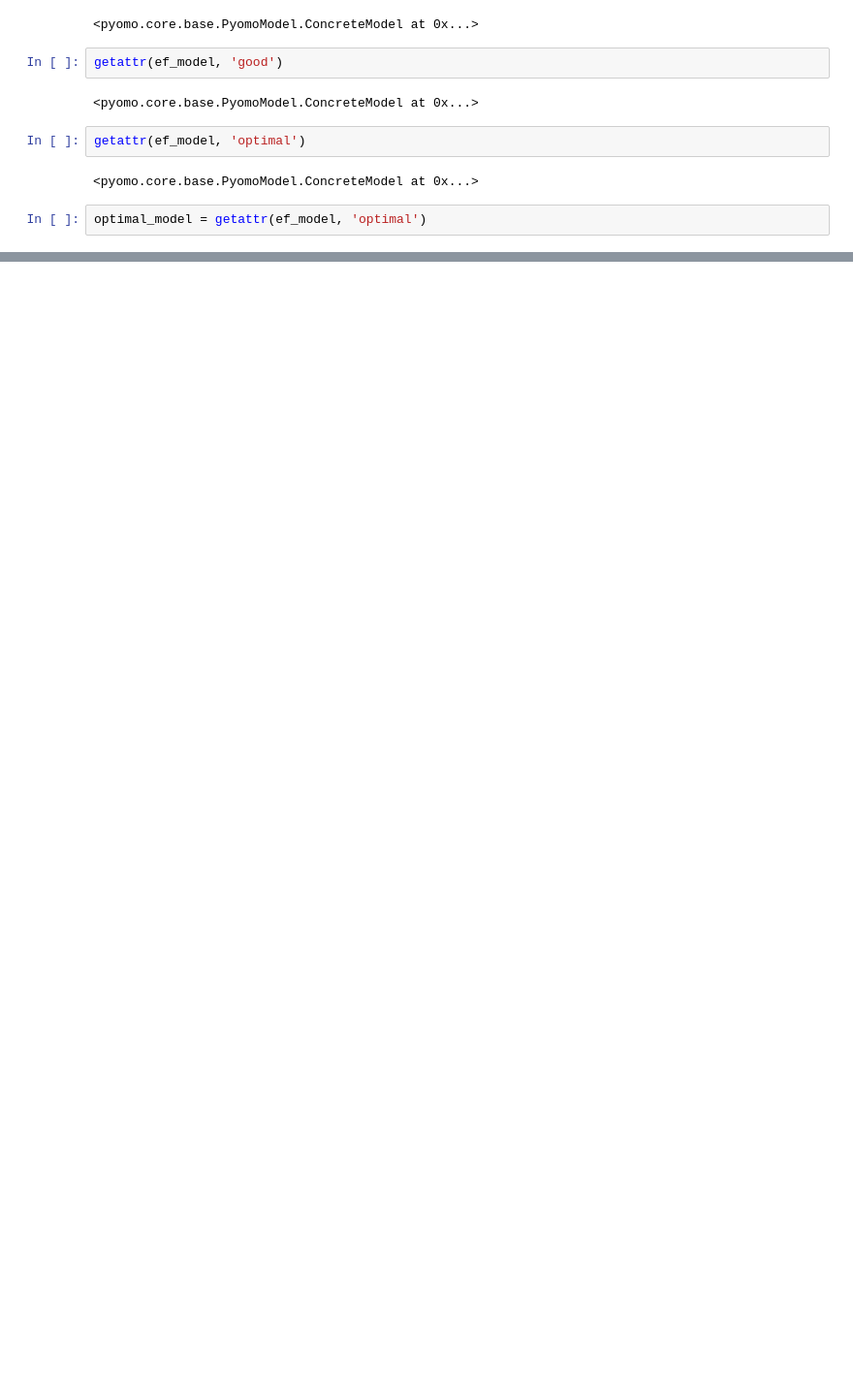
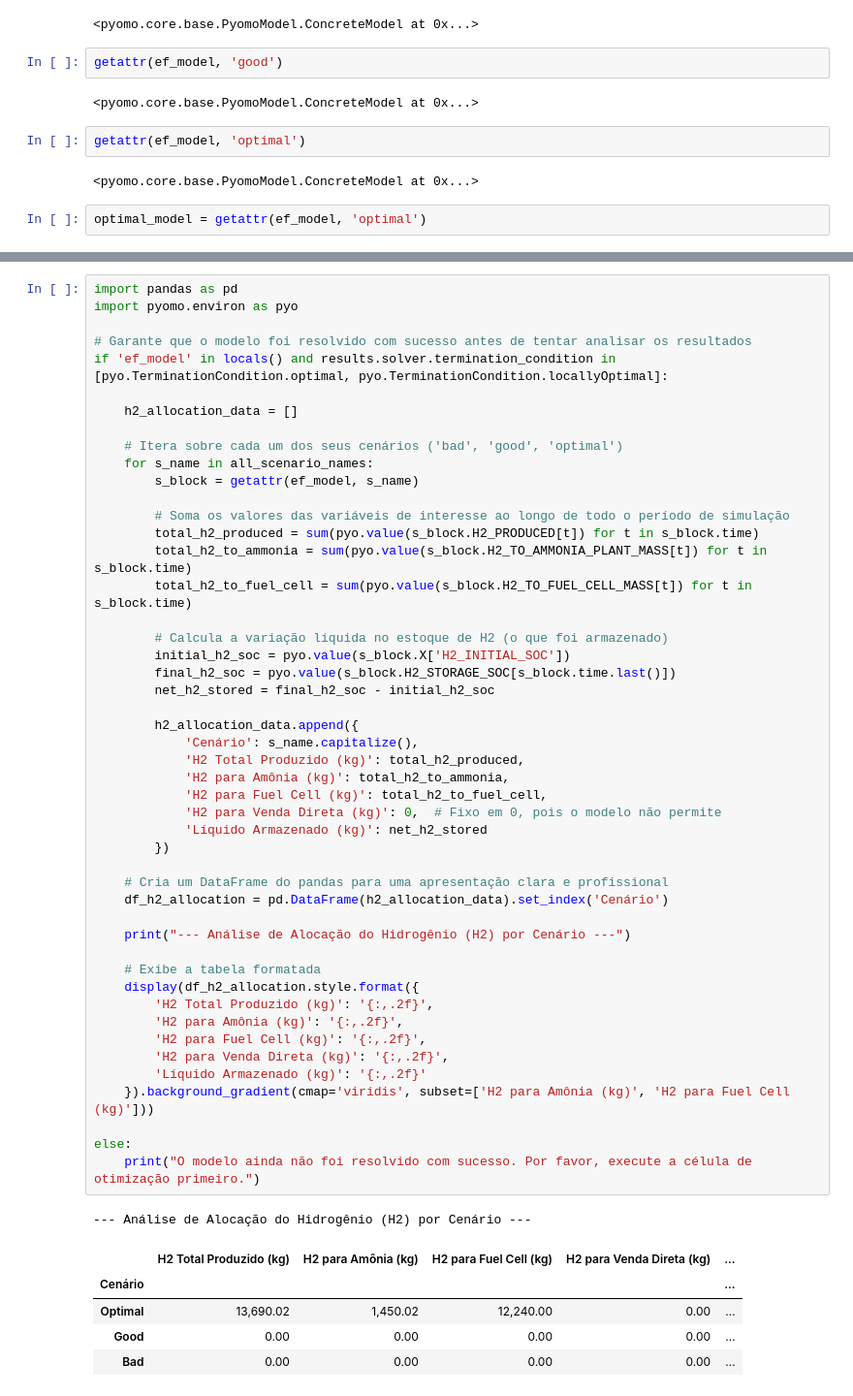
Before and after one commit to grei-ufc/e-h2v-trader, a Jupyter notebook: notebooks/h2v_opt_model_v6.ipynb, the cells around one changed output, grey strips where cells are left out. Shown at 97% size. Drawn from its saved outputs; the diff is of its cells as text; blank space fills up the shorter version.

Commit message:
update in notebook_opt_model_v6.ipynb

```diff
--- a/notebooks/h2v_opt_model_v6.ipynb
+++ b/notebooks/h2v_opt_model_v6.ipynb
@@ -791,0 +773,55 @@ plt.show()
+# %%
+import pandas as pd
+import pyomo.environ as pyo
+
+# Garante que o modelo foi resolvido com sucesso antes de tentar analisar os resultados
+if 'ef_model' in locals() and results.solver.termination_condition in [pyo.TerminationCondition.optimal, pyo.TerminationCondition.locallyOptimal]:
+
+    h2_allocation_data = []
+
+    # Itera sobre cada um dos seus cenários ('bad', 'good', 'optimal')
+    for s_name in all_scenario_names:
+        s_block = getattr(ef_model, s_name)
+
+        # Soma os valores das variáveis de interesse ao longo de todo o período de simulação
+        total_h2_produced = sum(pyo.value(s_block.H2_PRODUCED[t]) for t in s_block.time)
+        total_h2_to_ammonia = sum(pyo.value(s_block.H2_TO_AMMONIA_PLANT_MASS[t]) for t in s_block.time)
+        total_h2_to_fuel_cell = sum(pyo.value(s_block.H2_TO_FUEL_CELL_MASS[t]) for t in s_block.time)
+
+        # Calcula a variação líquida no estoque de H2 (o que foi armazenado)
+        initial_h2_soc = pyo.value(s_block.X['H2_INITIAL_SOC'])
+        final_h2_soc = pyo.value(s_block.H2_STORAGE_SOC[s_block.time.last()])
+        net_h2_stored = final_h2_soc - initial_h2_soc
+
+        h2_allocation_data.append({
+            'Cenário': s_name.capitalize(),
+            'H2 Total Produzido (kg)': total_h2_produced,
+            'H2 para Amônia (kg)': total_h2_to_ammonia,
+            'H2 para Fuel Cell (kg)': total_h2_to_fuel_cell,
+            'H2 para Venda Direta (kg)': 0,  # Fixo em 0, pois o modelo não permite
+            'Líquido Armazenado (kg)': net_h2_stored
+        })
+
+    # Cria um DataFrame do pandas para uma apresentação clara e profissional
+    df_h2_allocation = pd.DataFrame(h2_allocation_data).set_index('Cenário')
+
+    print("--- Análise de Alocação do Hidrogênio (H2) por Cenário ---")
+
+    # Exibe a tabela formatada
+    display(df_h2_allocation.style.format({
+        'H2 Total Produzido (kg)': '{:,.2f}',
+        'H2 para Amônia (kg)': '{:,.2f}',
+        'H2 para Fuel Cell (kg)': '{:,.2f}',
+        'H2 para Venda Direta (kg)': '{:,.2f}',
+        'Líquido Armazenado (kg)': '{:,.2f}'
+    }).background_gradient(cmap='viridis', subset=['H2 para Amônia (kg)', 'H2 para Fuel Cell (kg)']))
+
+else:
+    print("O modelo ainda não foi resolvido com sucesso. Por favor, execute a célula de otimização primeiro.")
+# %% [output]
+--- Análise de Alocação do Hidrogênio (H2) por Cenário ---
+|  | H2 Total Produzido (kg) | H2 para Amônia (kg) | H2 para Fuel Cell (kg) | H2 para Venda Direta (kg) | ... |
+| Cenário |  |  |  |  | ... |
+| Optimal | 13,690.02 | 1,450.02 | 12,240.00 | 0.00 | ... |
+| Good | 0.00 | 0.00 | 0.00 | 0.00 | ... |
+| Bad | 0.00 | 0.00 | 0.00 | 0.00 | ... |
```
Also changed, not shown: parts of 23 cells of this notebook.
